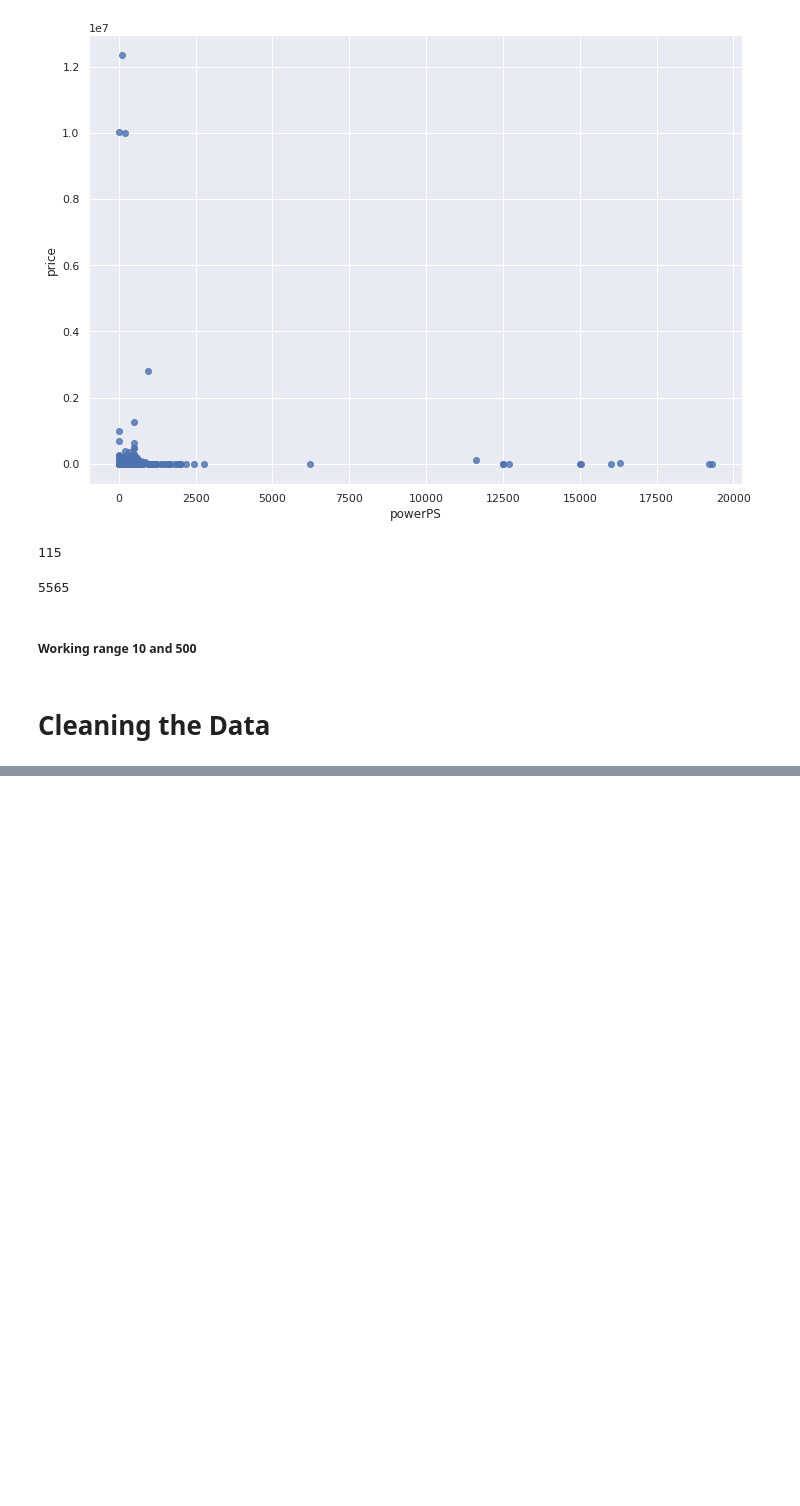
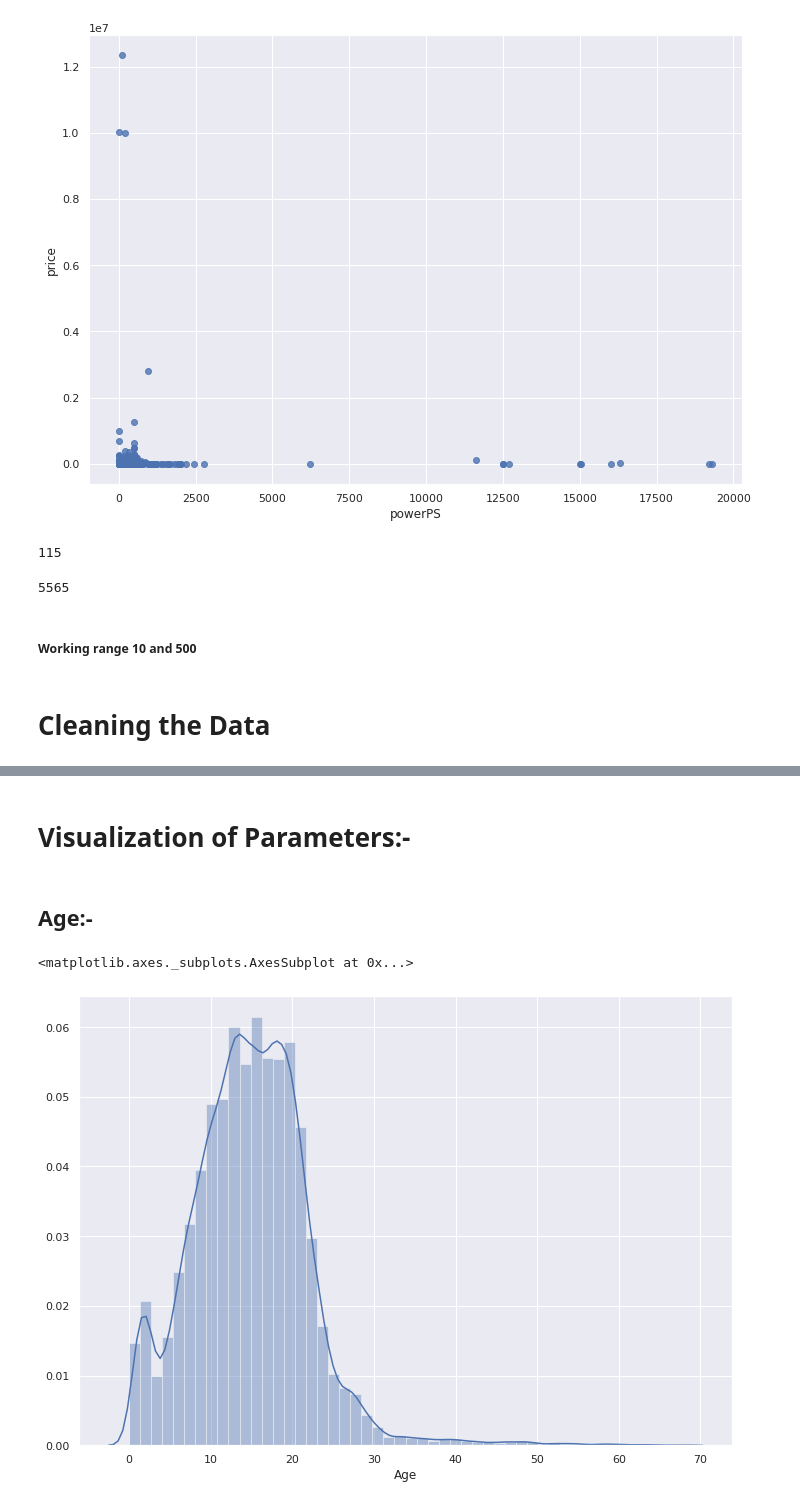
Before and after one commit to ManishShah120/Py4DSci, a Jupyter notebook: Predicting_Price_of_Pre_Owned_Cars.ipynb, the cells around one changed output, grey strips where cells are left out. Cells and saved outputs as stored; diff of their text form; code cells hidden in the pictures; blank space fills up the shorter version.

```diff
--- a/Predicting_Price_of_Pre_Owned_Cars.ipynb
+++ b/Predicting_Price_of_Pre_Owned_Cars.ipynb
@@ -388,0 +418,2 @@ sum(cars['powerPS'] < 10)
+# %%
+cars['monthOfRegistration'] /= 12
@@ -388,0 +438,2 @@ sum(cars['powerPS'] < 10)
+# %%
+cars['Age'] = (2018 - cars['yearOfRegistration']) + cars['monthOfRegistration']
@@ -388,0 +479,3 @@ sum(cars['powerPS'] < 10)
+# %%
+# Lets round the age variable to two decimal palces
+cars['Age'] = round(cars['Age'],2)
@@ -388,0 +512,2 @@ sum(cars['powerPS'] < 10)
+# %%
+cars = cars.drop(columns=['yearOfRegistration','monthOfRegistration'], axis=1)
@@ -388,0 +535,9 @@ sum(cars['powerPS'] < 10)
+# %% [markdown]
+# **Visualization of Parameters:-**
+# %% [markdown]
+## **Age:-**
+# %%
+sns.distplot(cars['Age'])
+# %% [output]
+<matplotlib.axes._subplots.AxesSubplot at 0x...>
+[figure, added]
```
Also changed, not shown: parts of 23 cells of this notebook.
